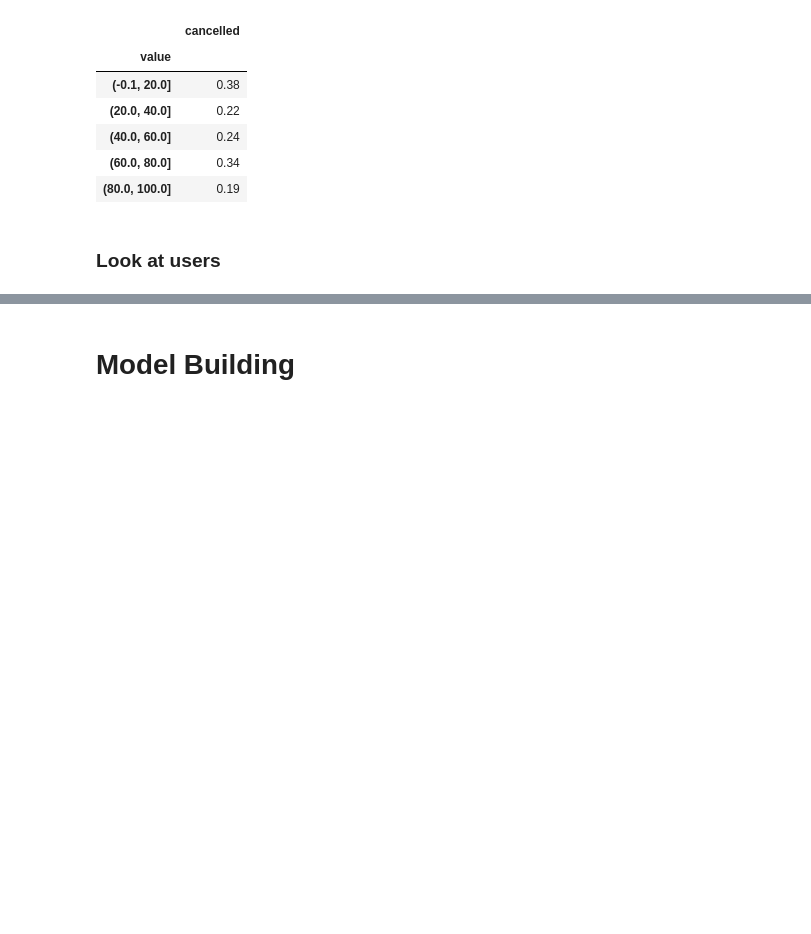
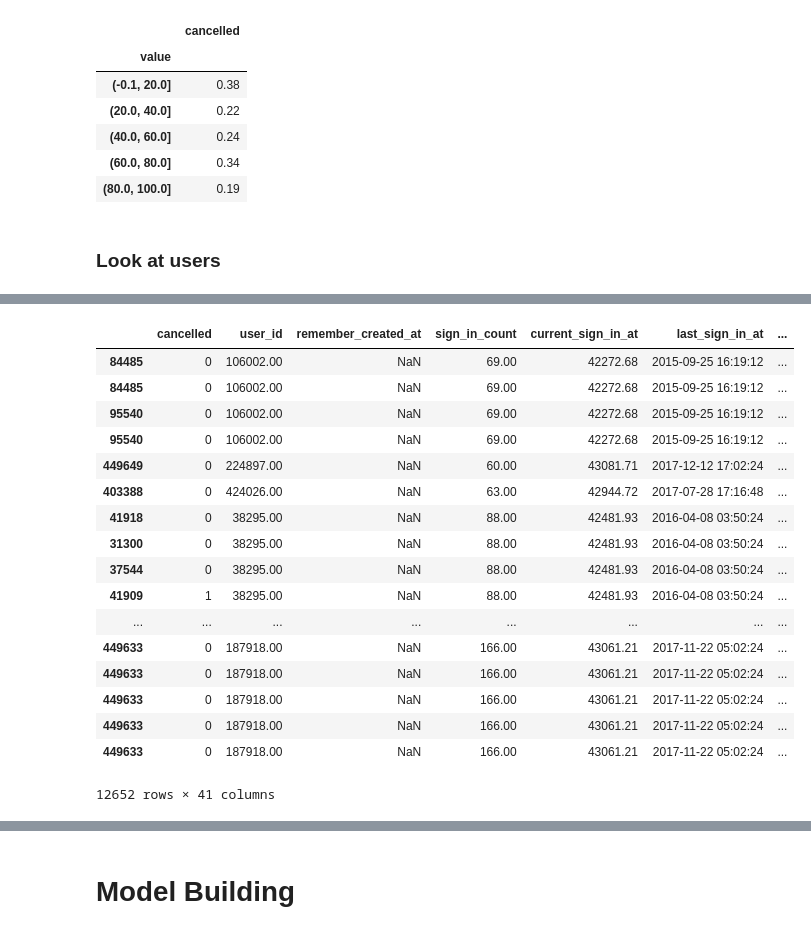
Before and after one commit to mengeling/silvercar-cancellation-predictor, a Jupyter notebook: EDA/silvercar.ipynb, the cells around one changed output, grey strips where cells are left out. Drawn from its saved outputs; the diff is of its cells as text; code cells hidden in the pictures; blank space fills up the shorter version.

```diff
--- a/EDA/silvercar.ipynb
+++ b/EDA/silvercar.ipynb
@@ -452,0 +543,2 @@ df_promos_new.groupby("value").mean()
+# %%
+df_locations_new.set_index("user_id", inplace=True)
@@ -452,0 +553,21 @@ df_promos_new.groupby("value").mean()
+# %%
+df_users_new2.sort_values("distance_to_pickup", ascending=False)
+# %% [output]
+|  | cancelled | user_id | remember_created_at | sign_in_count | current_sign_in_at | last_sign_in_at | ... |
+| 84485 | 0 | 106002.00 | NaN | 69.00 | 42272.68 | 2015-09-25 16:19:12 | ... |
+| 84485 | 0 | 106002.00 | NaN | 69.00 | 42272.68 | 2015-09-25 16:19:12 | ... |
+| 95540 | 0 | 106002.00 | NaN | 69.00 | 42272.68 | 2015-09-25 16:19:12 | ... |
+| 95540 | 0 | 106002.00 | NaN | 69.00 | 42272.68 | 2015-09-25 16:19:12 | ... |
+| 449649 | 0 | 224897.00 | NaN | 60.00 | 43081.71 | 2017-12-12 17:02:24 | ... |
+| 403388 | 0 | 424026.00 | NaN | 63.00 | 42944.72 | 2017-07-28 17:16:48 | ... |
+| 41918 | 0 | 38295.00 | NaN | 88.00 | 42481.93 | 2016-04-08 03:50:24 | ... |
+| 31300 | 0 | 38295.00 | NaN | 88.00 | 42481.93 | 2016-04-08 03:50:24 | ... |
+| 37544 | 0 | 38295.00 | NaN | 88.00 | 42481.93 | 2016-04-08 03:50:24 | ... |
+| 41909 | 1 | 38295.00 | NaN | 88.00 | 42481.93 | 2016-04-08 03:50:24 | ... |
+| ... | ... | ... | ... | ... | ... | ... | ... |
+| 449633 | 0 | 187918.00 | NaN | 166.00 | 43061.21 | 2017-11-22 05:02:24 | ... |
+| 449633 | 0 | 187918.00 | NaN | 166.00 | 43061.21 | 2017-11-22 05:02:24 | ... |
+| 449633 | 0 | 187918.00 | NaN | 166.00 | 43061.21 | 2017-11-22 05:02:24 | ... |
+| 449633 | 0 | 187918.00 | NaN | 166.00 | 43061.21 | 2017-11-22 05:02:24 | ... |
+| 449633 | 0 | 187918.00 | NaN | 166.00 | 43061.21 | 2017-11-22 05:02:24 | ... |
+12652 rows × 41 columns
```
Also changed, not shown: parts of 38 cells of this notebook.
